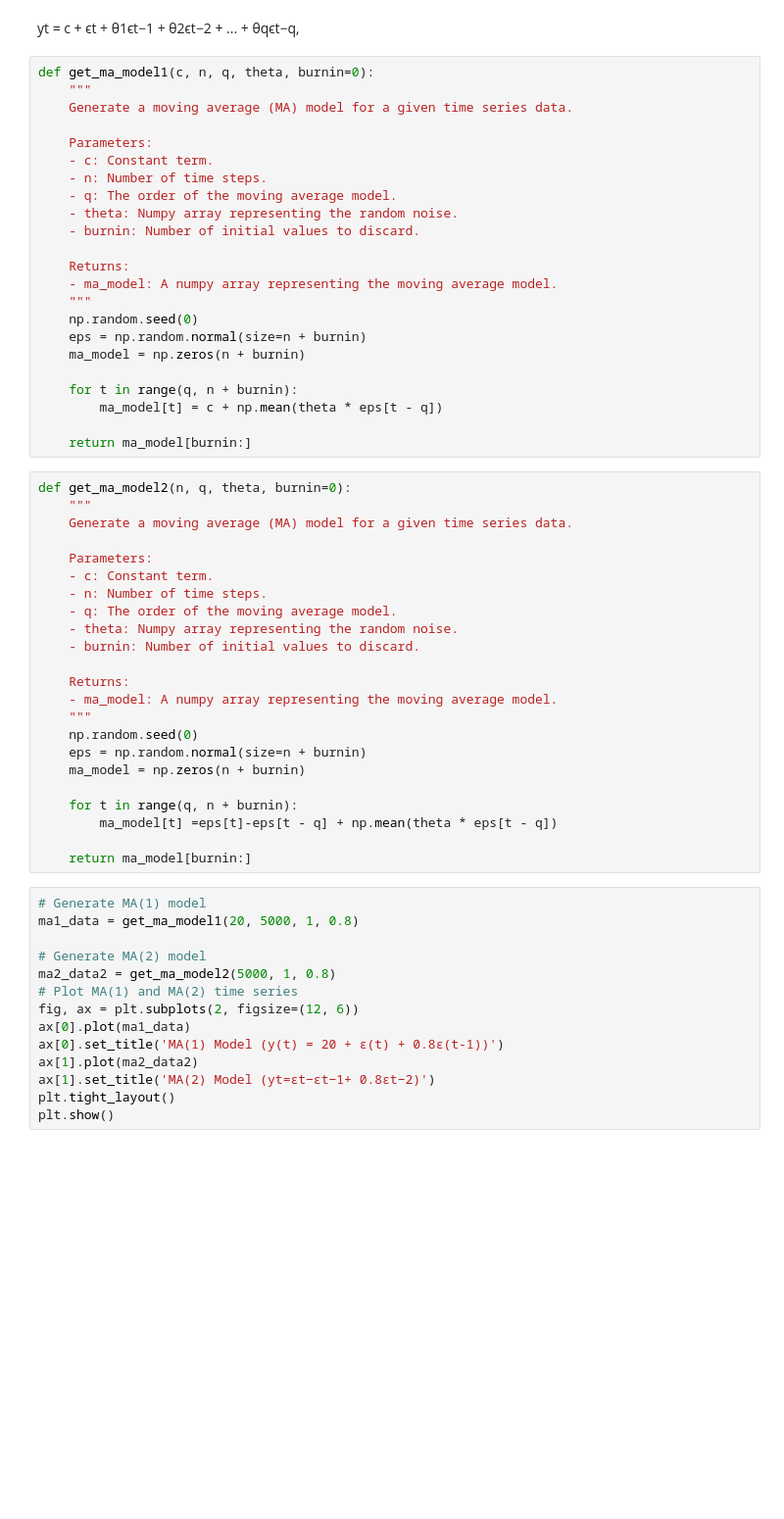
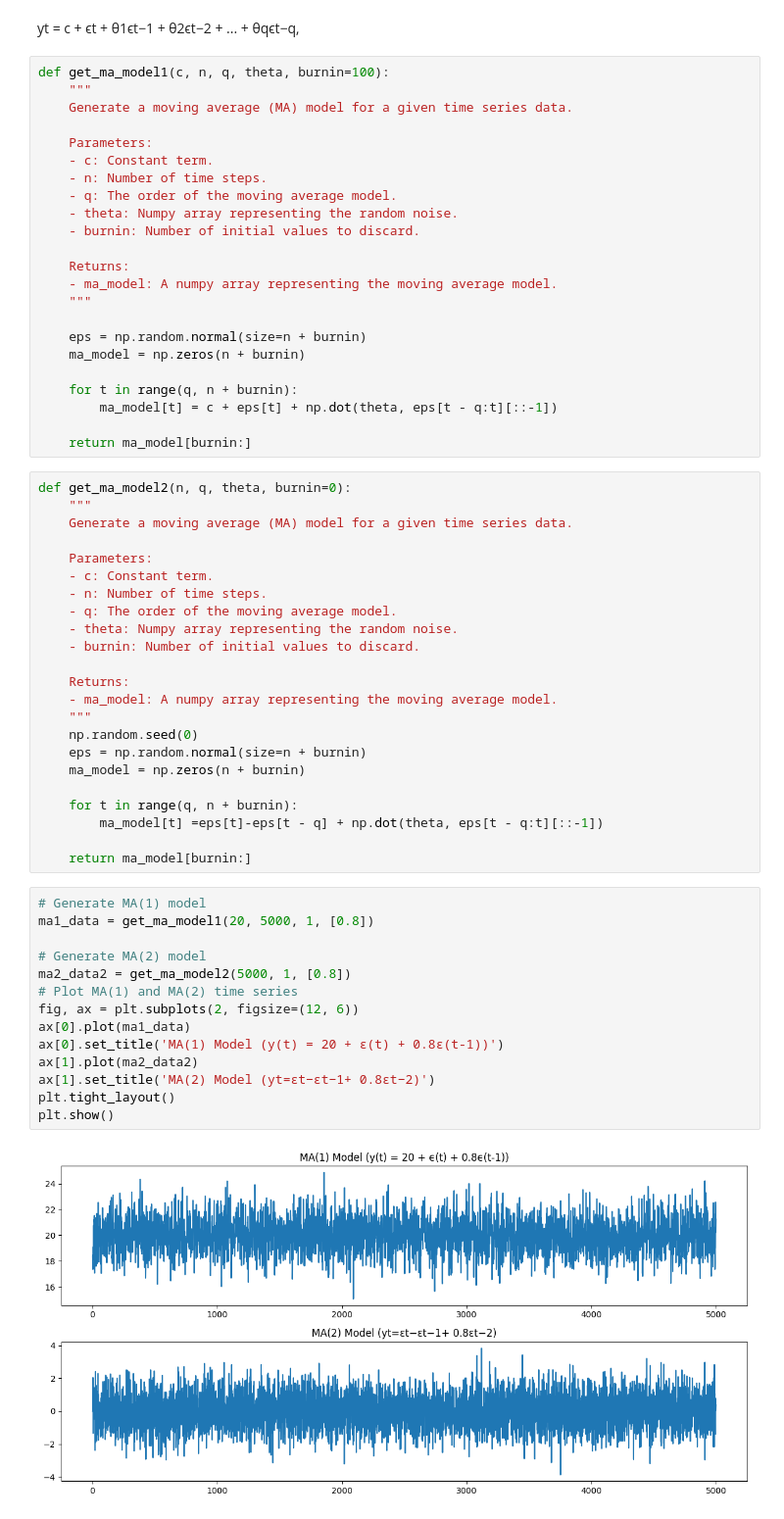
Before and after one commit to damianSte/TimeSeriesAnalysisLabs, a Jupyter notebook: Lab5/Task_2_Lab5.ipynb, the cells around one changed output. Shown at 98% size. Saved outputs shown, nothing was run; the diff lists cells and outputs as text; blank space fills up the shorter version.

```diff
--- a/Lab5/Task_2_Lab5.ipynb
+++ b/Lab5/Task_2_Lab5.ipynb
@@ -6,7 +6,7 @@ import statsmodels.api as sm
 # %% [markdown]
 yt = c + ϵt + θ1ϵt−1 + θ2ϵt−2 + ... + θqϵt−q,
 # %%
-def get_ma_model1(c, n, q, theta, burnin=0):
+def get_ma_model1(c, n, q, theta, burnin=100):
     """
     Generate a moving average (MA) model for a given time series data.
 
@@ -20,12 +20,12 @@ def get_ma_model1(c, n, q, theta, burnin=0):
     Returns:
     - ma_model: A numpy array representing the moving average model.
     """
-    np.random.seed(0)
+
     eps = np.random.normal(size=n + burnin)
     ma_model = np.zeros(n + burnin)
 
     for t in range(q, n + burnin):
-        ma_model[t] = c + np.mean(theta * eps[t - q])
+        ma_model[t] = c + eps[t] + np.dot(theta, eps[t - q:t][::-1])
 
     return ma_model[burnin:]
 # %%
@@ -48,23 +48,25 @@ def get_ma_model2(n, q, theta, burnin=0):
     ma_model = np.zeros(n + burnin)
 
     for t in range(q, n + burnin):
-        ma_model[t] =eps[t]-eps[t - q] + np.mean(theta * eps[t - q])
+        ma_model[t] =eps[t]-eps[t - q] + np.dot(theta, eps[t - q:t][::-1])
 
     return ma_model[burnin:]
 # %%
 # Generate MA(1) model
-ma1_data = get_ma_model1(20, 5000, 1, 0.8)
+ma1_data = get_ma_model1(20, 5000, 1, [0.8])
 
 # Generate MA(2) model
-ma2_data2 = get_ma_model2(5000, 1, 0.8)
+ma2_data2 = get_ma_model2(5000, 1, [0.8])
 # Plot MA(1) and MA(2) time series
 fig, ax = plt.subplots(2, figsize=(12, 6))
 ax[0].plot(ma1_data)
 ax[0].set_title('MA(1) Model (y(t) = 20 + ϵ(t) + 0.8ϵ(t-1))')
 ax[1].plot(ma2_data2)
 ax[1].set_title('MA(2) Model (yt=εt−εt−1+ 0.8εt−2)')
 plt.tight_layout()
 plt.show()
+# %% [output]
+[figure, added]
 # %%
 # Calculate ACF and PACF for MA(1) model
 fig, ax = plt.subplots(2,2, figsize=(12, 6))
```
Also changed, not shown: parts of 1 cell of this notebook, 3 other files.
